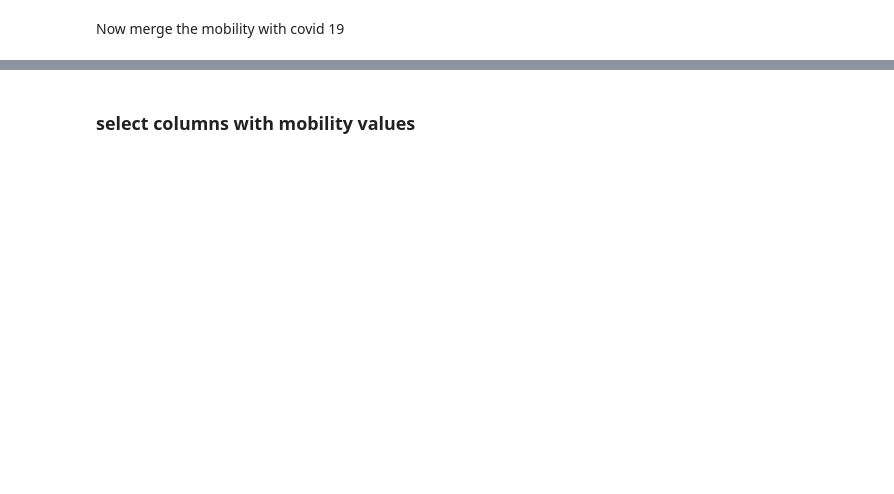
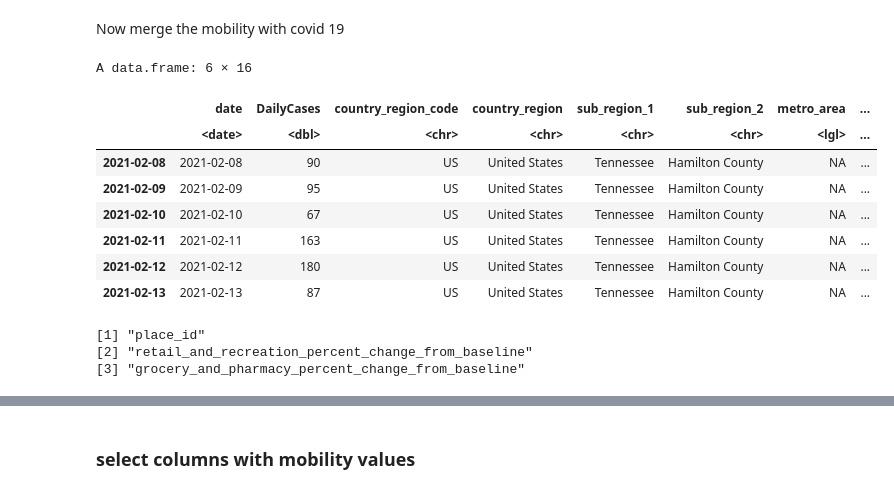
Before and after one commit to hongqin/Use-R-in-CoLab, a Jupyter notebook: R_covid19_sandbox.ipynb, the cells around one changed output, grey strips where cells are left out. Cells and saved outputs as stored; diff of their text form; code cells hidden in the pictures; blank space fills up the shorter version.

Commit message:
fix google mobility place id column

```diff
--- a/R_covid19_sandbox.ipynb
+++ b/R_covid19_sandbox.ipynb
@@ -492,5 +1175,19 @@ Now merge the mobility with covid 19
  row.names(  tb_GMCovidmycounty ) =  tb_GMCovidmycounty$date
 # %%
 tail( tb_GMCovidmycounty )
+names(tb_GMCovidmycounty  )[10:12]
+# %% [output]
+A data.frame: 6 × 16
+|  | date | DailyCases | country_region_code | country_region | sub_region_1 | sub_region_2 | metro_area | ... |
+|  | <date> | <dbl> | <chr> | <chr> | <chr> | <chr> | <lgl> | ... |
+| 2021-02-08 | 2021-02-08 | 90 | US | United States | Tennessee | Hamilton County | NA | ... |
+| 2021-02-09 | 2021-02-09 | 95 | US | United States | Tennessee | Hamilton County | NA | ... |
+| 2021-02-10 | 2021-02-10 | 67 | US | United States | Tennessee | Hamilton County | NA | ... |
+| 2021-02-11 | 2021-02-11 | 163 | US | United States | Tennessee | Hamilton County | NA | ... |
+| 2021-02-12 | 2021-02-12 | 180 | US | United States | Tennessee | Hamilton County | NA | ... |
+| 2021-02-13 | 2021-02-13 | 87 | US | United States | Tennessee | Hamilton County | NA | ... |
+[1] "place_id"
+[2] "retail_and_recreation_percent_change_from_baseline"
+[3] "grocery_and_pharmacy_percent_change_from_baseline"
 # %%
 print( paste( "There are ", length(tb_GMCovidmycounty[1,]), "columns"))
```
Also changed, not shown: parts of 77 cells of this notebook.
